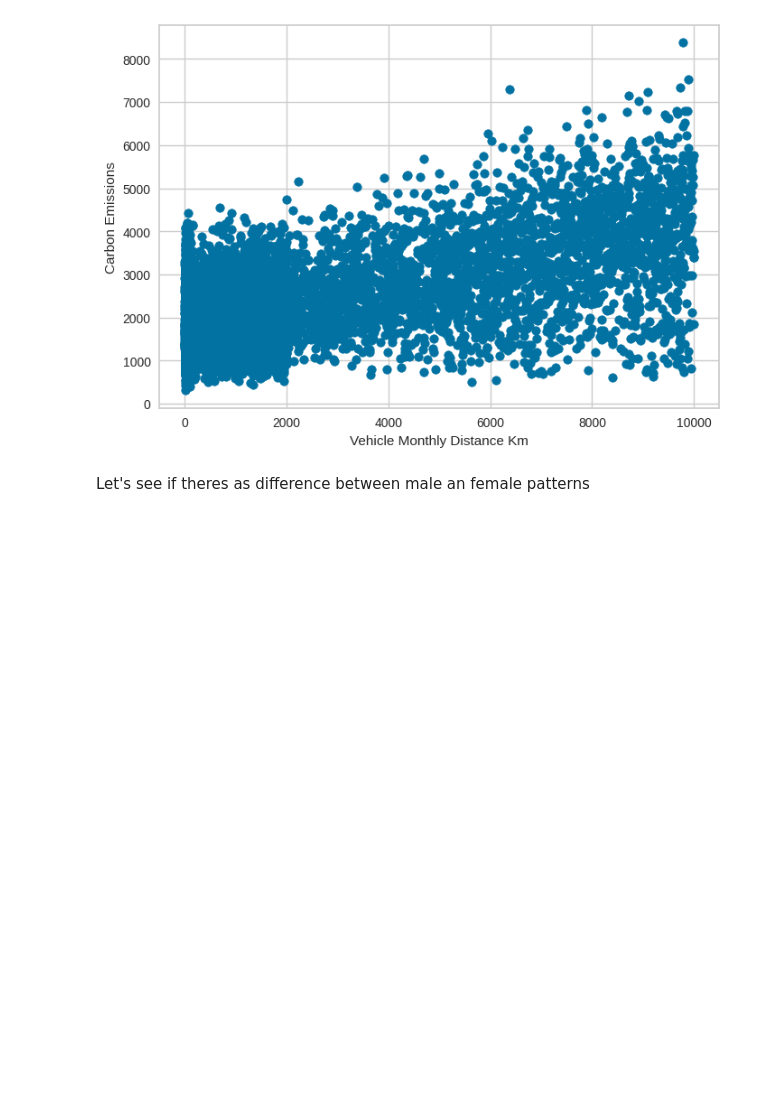
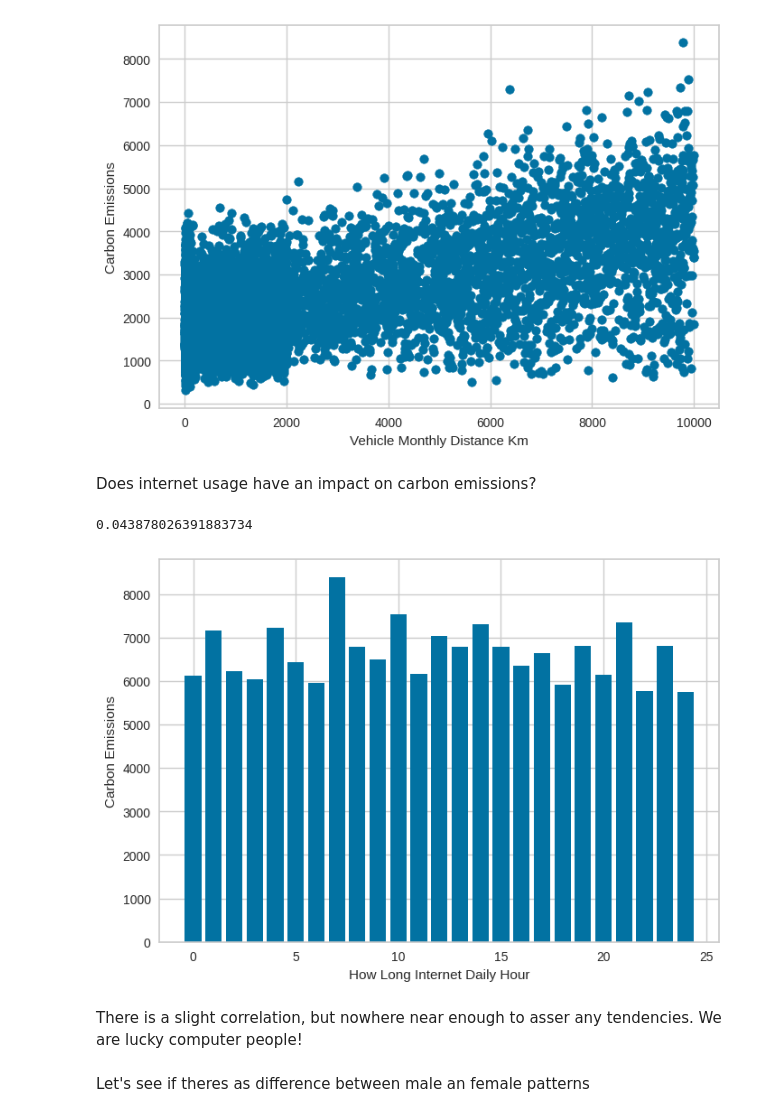
Before and after one commit to cph-oo221/Dat4-BI-Exam, a Jupyter notebook: Main.ipynb, the cells around one changed output. Cells and saved outputs as stored; diff of their text form; code cells hidden in the pictures; blank space fills up the shorter version.

```diff
--- a/Main.ipynb
+++ b/Main.ipynb
@@ -228,6 +228,21 @@ plt.scatter(df_numeric['Vehicle Monthly Distance Km'], df_numeric['CarbonEmissio
 plt.show()
 # %% [output]
 [figure]
+# %% [markdown]
+Does internet usage have an impact on carbon emissions?
+# %%
+corr_matrix['CarbonEmission']['How Long Internet Daily Hour']
+# %% [output]
+0.043878026391883734
+# %%
+plt.xlabel('How Long Internet Daily Hour')
+plt.ylabel('Carbon Emissions')
+plt.bar(df_numeric['How Long Internet Daily Hour'], df_numeric['CarbonEmission'])
+plt.show()
+# %% [output]
+[figure, added]
+# %% [markdown]
+There is a slight correlation, but nowhere near enough to asser any tendencies. We are lucky computer people!
 # %% [markdown]
 Let's see if theres as difference between male an female patterns
 # %%
```
Also changed, not shown: parts of 10 cells of this notebook.
